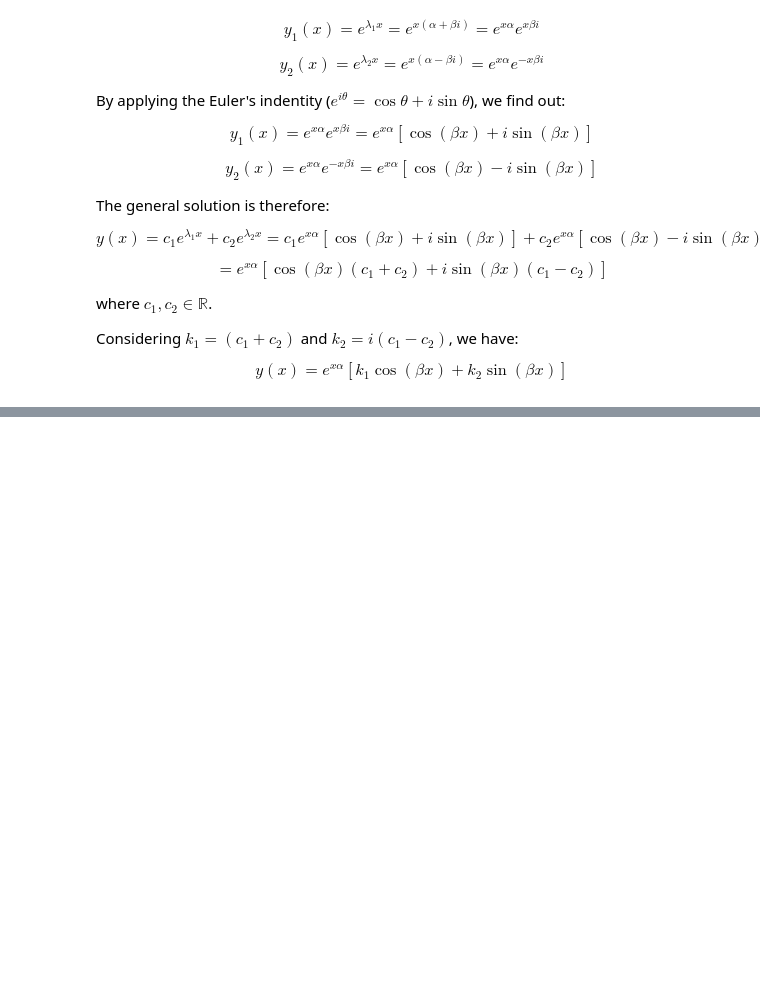
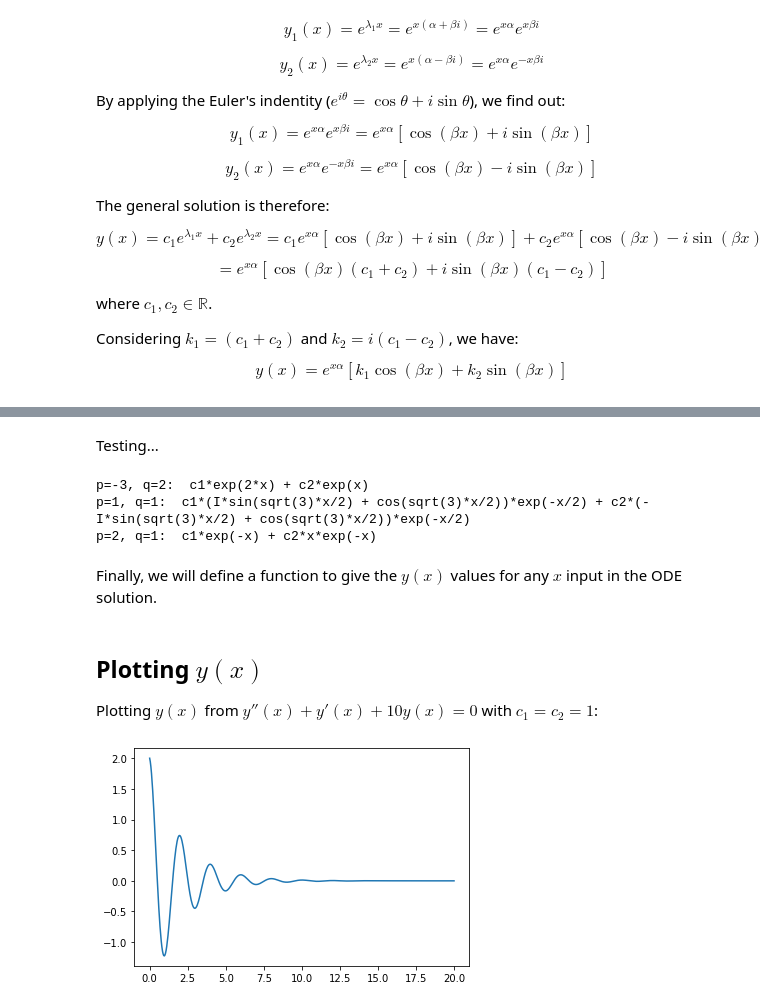
Before and after one commit to FilipeChagasDev/Calculus-for-Programmers, a Jupyter notebook: ODE/second_order/Const-Coeff_Homogeneus_Linear_SO_ODE.ipynb, the cells around one changed output, grey strips where cells are left out. Saved outputs shown, nothing was run; the diff lists cells and outputs as text; code cells hidden in the pictures; blank space fills up the shorter version.

```diff
--- a/ODE/second_order/Const-Coeff_Homogeneus_Linear_SO_ODE.ipynb
+++ b/ODE/second_order/Const-Coeff_Homogeneus_Linear_SO_ODE.ipynb
@@ -108,0 +178,6 @@ TODO
+# %%
+x = Symbol('x')
+
+print('p=-3, q=2: ', get_ODE_fundamental_solutions(x, -3, 2))
+print('p=1, q=1: ', get_ODE_fundamental_solutions(x, 1, 1))
+print('p=2, q=1: ', get_ODE_fundamental_solutions(x, 2, 1))
@@ -108,0 +190,44 @@ TODO
+# %%
+def get_ODE_solution(x, p, q, c1, c2):
+    fundamental_solutions = get_ODE_fundamental_solutions(x, p, q)
+
+    y1 = fundamental_solutions[0] #Fundamental solution y1(x)
+    y2 = fundamental_solutions[1] #Fundamental solution y2(x)
+
+    y = c1*y1 + c2*y2 #General solution y(x)
+
+    return y
+# %% [markdown]
+Testing...
+# %%
+x, c1, c2 = Symbol('x'), Symbol('c1'), Symbol('c2')
+
+print('p=-3, q=2: ', get_ODE_solution(x, -3, 2, c1, c2))
+print('p=1, q=1: ', get_ODE_solution(x, 1, 1, c1, c2))
+print('p=2, q=1: ', get_ODE_solution(x, 2, 1, c1, c2))
+# %% [output]
+p=-3, q=2:  c1*exp(2*x) + c2*exp(x)
+p=1, q=1:  c1*(I*sin(sqrt(3)*x/2) + cos(sqrt(3)*x/2))*exp(-x/2) + c2*(-I*sin(sqrt(3)*x/2) + cos(sqrt(3)*x/2))*exp(-x/2)
+p=2, q=1:  c1*exp(-x) + c2*x*exp(-x)
+# %% [markdown]
+Finally, we will define a function to give the $y(x)$ values for any $x$ input in the ODE solution.
+# %%
+def get_ODE_function(p, q, c1, c2):
+    x = Symbol('x')
+
+    symbolic_solution = get_ODE_solution(x, p, q, c1, c2)
+
+    y_function = lambdify(x, symbolic_solution)
+
+    return y_function
+# %% [markdown]
+## Plotting $y(x)$
+Plotting $y(x)$ from $y''(x) + y'(x) + 10y(x) = 0$ with $c_1 = c_2 = 1$:
+# %%
+p, q, c1, c2 = (1, 10, 1, 1)
+y = get_ODE_function(p, q, c1, c2) #y(x) function
+x = np.linspace(0,20,500) #500 dots in [0, 20]
+plt.plot(x,y(x).real) #Plot the real part of y(x)
+plt.show()
+# %% [output]
+[figure, added]
```
Also changed, not shown: parts of 16 cells of this notebook.
